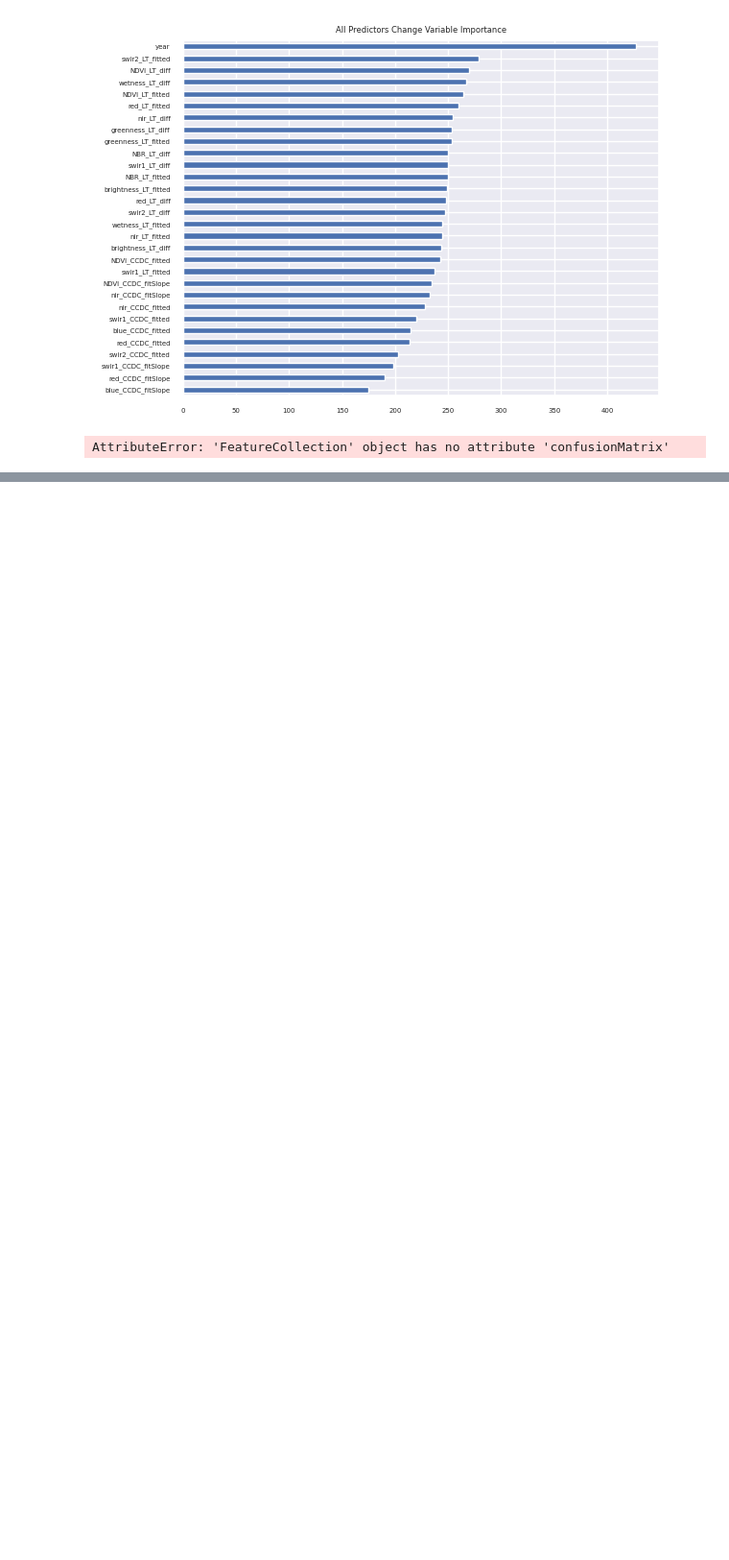
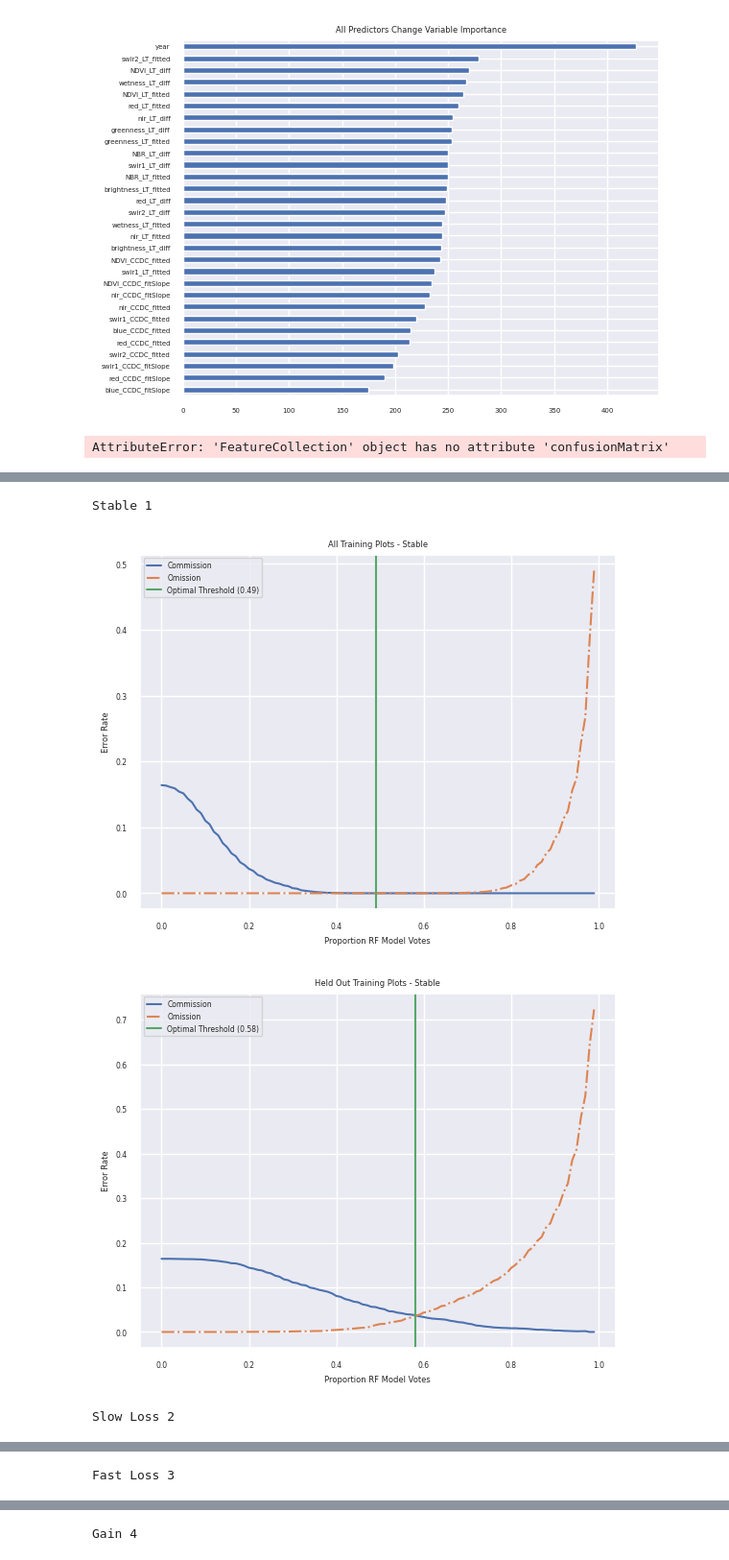
Before and after one commit to redcastle-resources/lcms-training, a Jupyter notebook: 5.1-Model_Calibration.ipynb, the cells around one changed output, grey strips where cells are left out. Shown: that part at 96% size. Drawn from its saved outputs; the diff is of its cells as text; code cells hidden in the pictures; blank space fills up the shorter version.

Commit message:
Module 5.1 thresholding updates, finished rough draft module 6 and started module 7

```diff
--- a/5.1-Model_Calibration.ipynb
+++ b/5.1-Model_Calibration.ipynb
@@ -712,0 +682,76 @@ NameError: name 'rf' is not defined
+# %%
+# Next we'll compute the proportion of votes that balances omission and commission
+
+# Specify individual class names and codes for change
+change_class_codes = {'Stable':1,'Slow Loss':2,'Fast Loss':3,'Gain':4}
+
+# Make a function that will take a list of binary reference and probablity (0-1 float)
+# predicted values and find the optimal threshold to balance omission and commission
+def getBalancedThreshold(y_ref_binary,y_pred_probs,title='Omission-Commission Error',thresholds = list(np.arange(0,1,0.01))):
+
+    omission = []
+    commission = []
+
+    # Iterate across each threshold and compute the omission and commision error rates
+    for threshold in thresholds:
+
+        y_pred_binary = np.where(y_pred_probs>threshold, 1, 0)
+        fp = (y_pred_binary == 1) & (y_ref_binary == 0)
+        pred_positive = y_pred_binary == 1
+        ref_positive = y_ref_binary == 1
+        fn = (y_pred_binary == 0) & (y_ref_binary == 1)
+        tp = (y_pred_binary == 1) & (y_ref_binary == 1)
+        commission.append(sum(fp)/sum(pred_positive))
+        omission.append(sum(fn)/sum(ref_positive))
+
+    # Find the threshold that corresponds to the smallest difference between omission and commission
+    diff = np.abs(np.array(omission)-np.array(commission))
+    diff = np.stack((thresholds,diff),1)
+    diff = diff[diff[:, 1].argsort()]
+    optimal_thresh = diff[0][0]
+
+    # Plot the curves
+    plt.plot(thresholds, commission,label='Commission')
+    plt.plot(thresholds,omission, '-.',label='Omission')
+    plt.axvline(x = optimal_thresh, color = 'g', label = f'Optimal Threshold ({optimal_thresh})')
+    plt.xlabel("Proportion RF Model Votes")
+    plt.ylabel("Error Rate")
+    plt.title(title)
+    plt.legend()
+    plt.show()
+
+
+    return optimal_thresh
+
+# Iterate across each class and find the optimal threshold
+out_threshold_dict = {}
+for change_class,change_code in list(change_class_codes.items()):
+    print(change_class,change_code)
+    y_pred_prob_rf_all =rf_all_probs[:,change_code-1]
+    y_pred_prob_rf_holdout =rf_holdout_probs[:,change_code-1]
+
+    y_ref_binary = np.where(y==change_code, 1, 0)
+    y_test_binary = np.where(y_test==change_code,1,0)
+    rf_all_thresh = getBalancedThreshold(y_ref_binary,y_pred_prob_rf_all,f'All Training Plots - {change_class}')
+    rf_holdout_thresh = getBalancedThreshold(y_test_binary,y_pred_prob_rf_holdout,f'Held Out Training Plots - {change_class}')
+    out_threshold_dict[change_class] = rf_holdout_thresh
+
+print(out_threshold_dict)
+
+# Save table for use in notebook 5.2
+model_options_csv_filename = os.path.join(local_model_data_folder,'LCMS_change_thresholds.csv')
+o = open(model_options_csv_filename,'w')
+o.write(json.dumps(out_threshold_dict))
+o.close()
+
+o = open(model_options_csv_filename,'r')
+threshs = json.load(o)
+o.close()
+print(threshs)
+
+print('Done')
+# %% [output]
+Stable 1
+[figure, added]
+[figure, added]
+Slow Loss 2
@@ -712,0 +760 @@ NameError: name 'rf' is not defined
+Fast Loss 3
@@ -712,0 +763 @@ NameError: name 'rf' is not defined
+Gain 4
```
Also changed, not shown: parts of 8 cells of this notebook, 2 other files.
